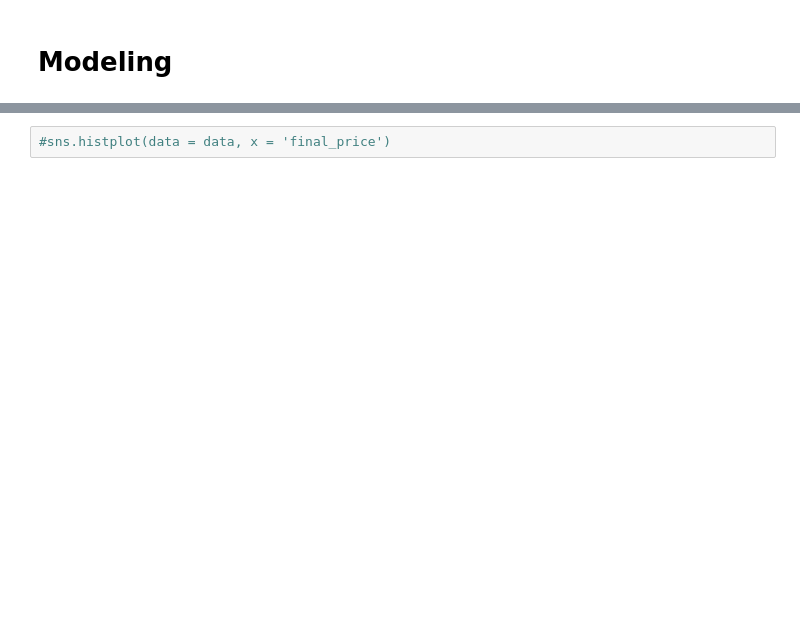
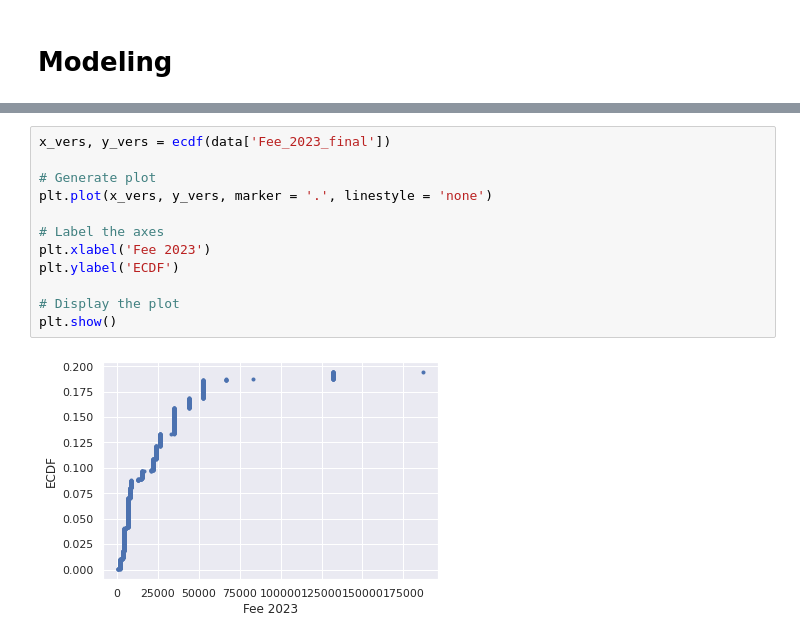
Before and after one commit to samkirwanppb/UCDPA_SamKirwan, a Jupyter notebook: project.ipynb, the cells around one changed output, grey strips where cells are left out. Cells and saved outputs as stored; diff of their text form; blank space fills up the shorter version.

```diff
--- a/project.ipynb
+++ b/project.ipynb
@@ -375,2 +361,14 @@ plt.show()
-# %%
-#sns.histplot(data = data, x = 'final_price')
+# %%
+x_vers, y_vers = ecdf(data['Fee_2023_final'])
+
+# Generate plot
+plt.plot(x_vers, y_vers, marker = '.', linestyle = 'none')
+
+# Label the axes
+plt.xlabel('Fee 2023')
+plt.ylabel('ECDF')
+
+# Display the plot
+plt.show()
+# %% [output]
+[figure, added]
```
Also changed, not shown: parts of 59 cells of this notebook.
